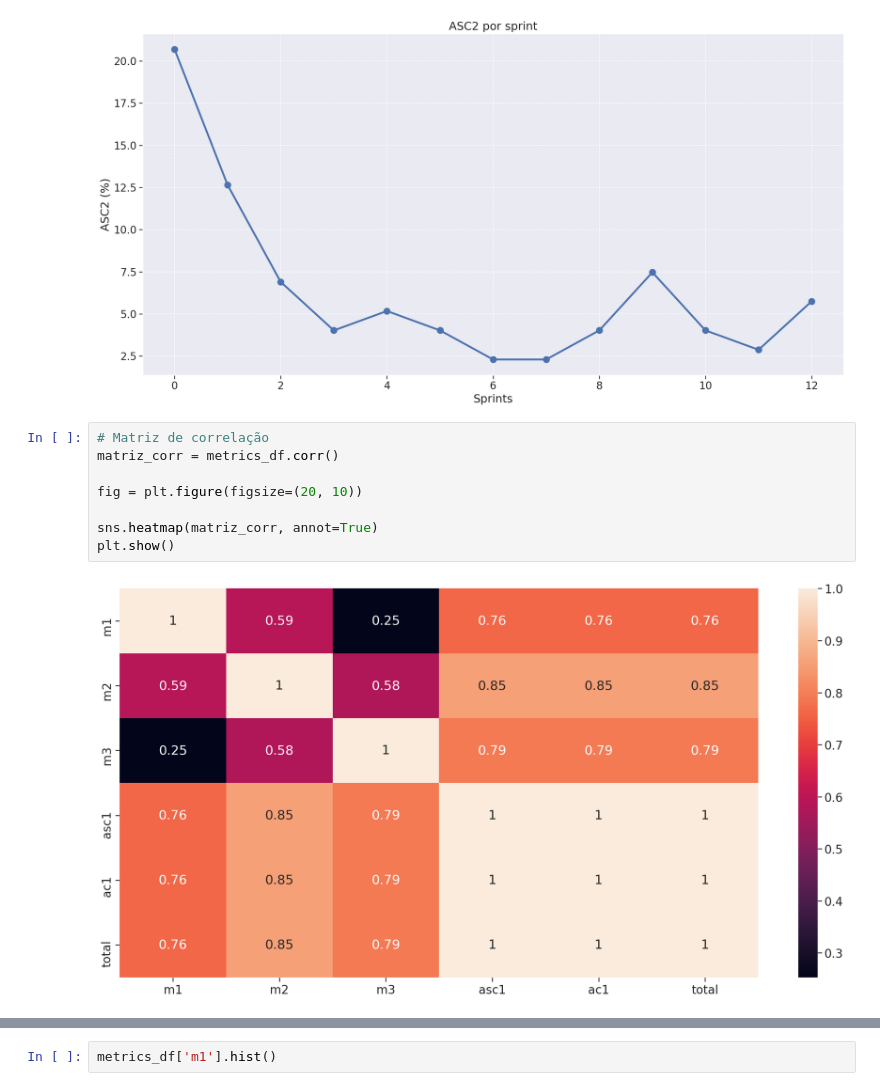
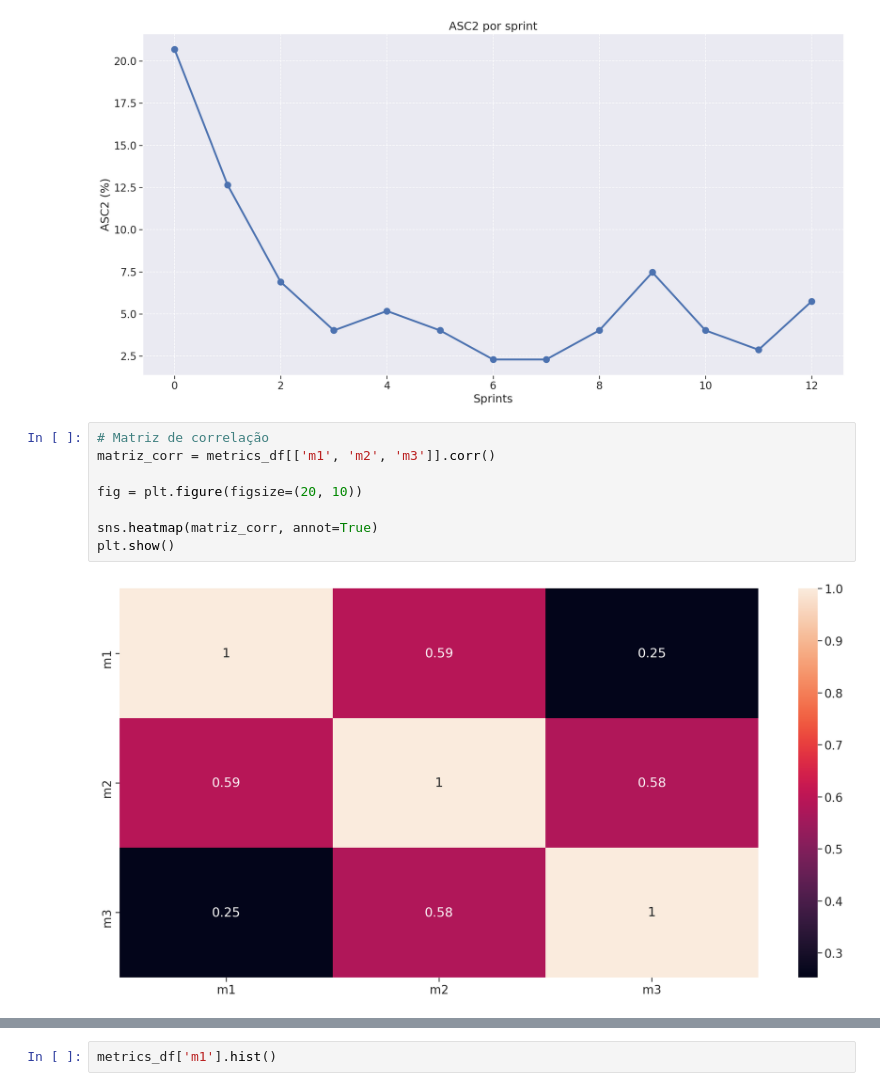
Before and after one commit to fga-eps-mds/2020.2-Violeta-Documentacao, a Jupyter notebook: docs/Projeto/analytics.ipynb, the cells around one changed output, grey strips where cells are left out. Saved outputs shown, nothing was run; the diff lists cells and outputs as text.

Commit message:
Corrigido matriz de correlação e regressao linear

```diff
--- a/docs/Projeto/analytics.ipynb
+++ b/docs/Projeto/analytics.ipynb
@@ -634,12 +618,12 @@ plt.plot(m7_m9_df['asc2'], linewidth=3, marker='o', markersize=10)
 [figure]
 # %%
 # Matriz de correlação
-matriz_corr = metrics_df.corr()
+matriz_corr = metrics_df[['m1', 'm2', 'm3']].corr()
 
 fig = plt.figure(figsize=(20, 10))
 
 sns.heatmap(matriz_corr, annot=True)
 plt.show()
 # %% [output]
-[figure, old version]
+[figure, new version]
 # %%
```
Also changed, not shown: parts of 5 cells of this notebook, 6 other files.
